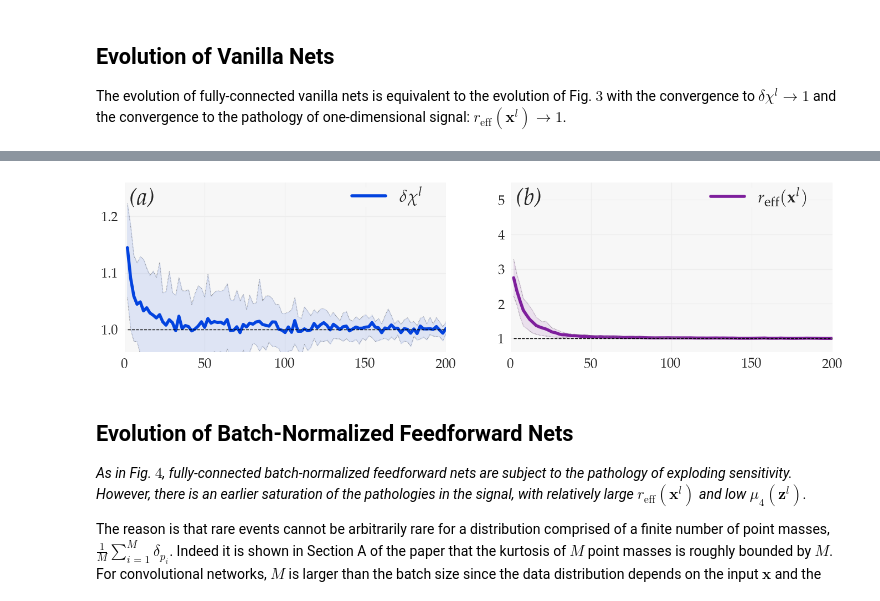
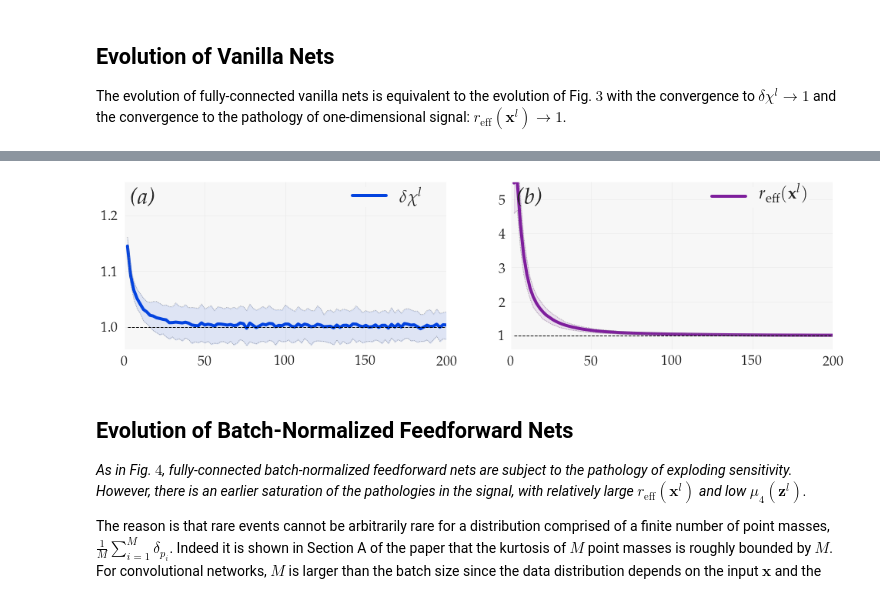
Before and after one commit to alabatie/moments-dnns, a Jupyter notebook: notebooks/Complements on fully-connected networks.ipynb, the cells around one changed output, grey strips where cells are left out. Cells and saved outputs as stored; diff of their text form; code cells hidden in the pictures.

```diff
--- a/notebooks/Complements on fully-connected networks.ipynb
+++ b/notebooks/Complements on fully-connected networks.ipynb
@@ -109,13 +68,13 @@ Running experiment with parameters:
 # %%
 from moments_dnns.manage_experiments import load_experiment
 from moments_dnns.plots import plot_vanilla
 
 %matplotlib inline
 
-moments_vanilla = load_experiment("test_fc")
+moments_vanilla = load_experiment("vanilla_fc")
 plot_vanilla(moments_vanilla, use_tex=True, name_fig=None)
 # %% [output]
-[figure, old version]
+[figure, new version]
 # %% [markdown]
 ## Evolution of Batch-Normalized Feedforward Nets
 
```
Also changed, not shown: parts of 8 cells of this notebook.
